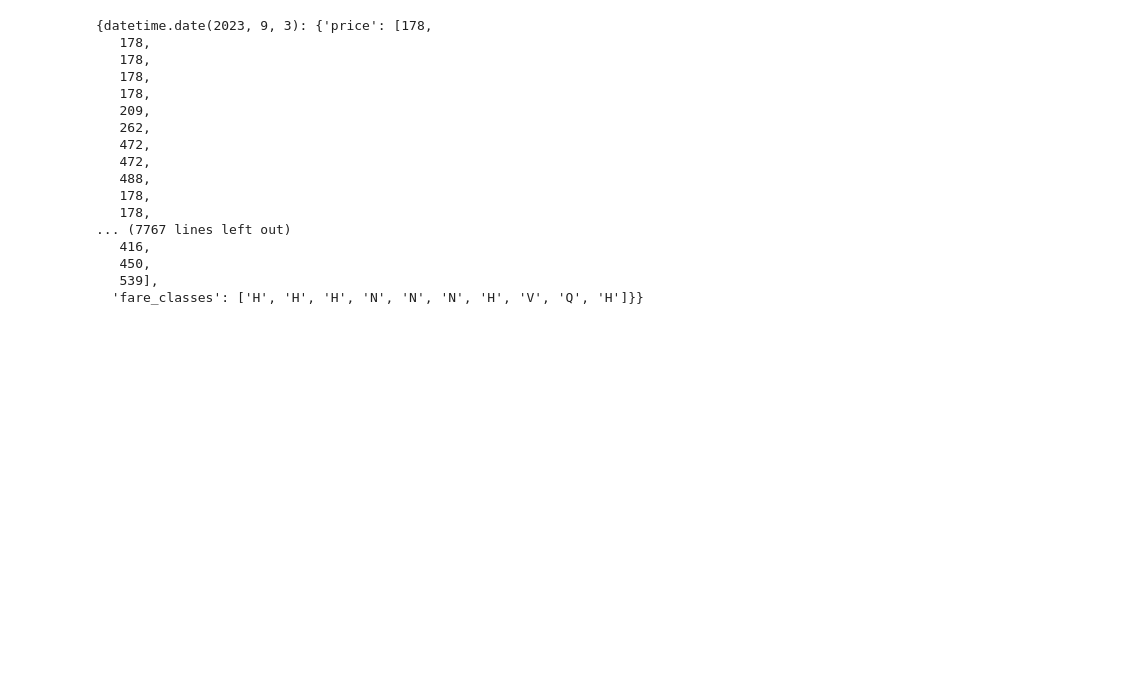
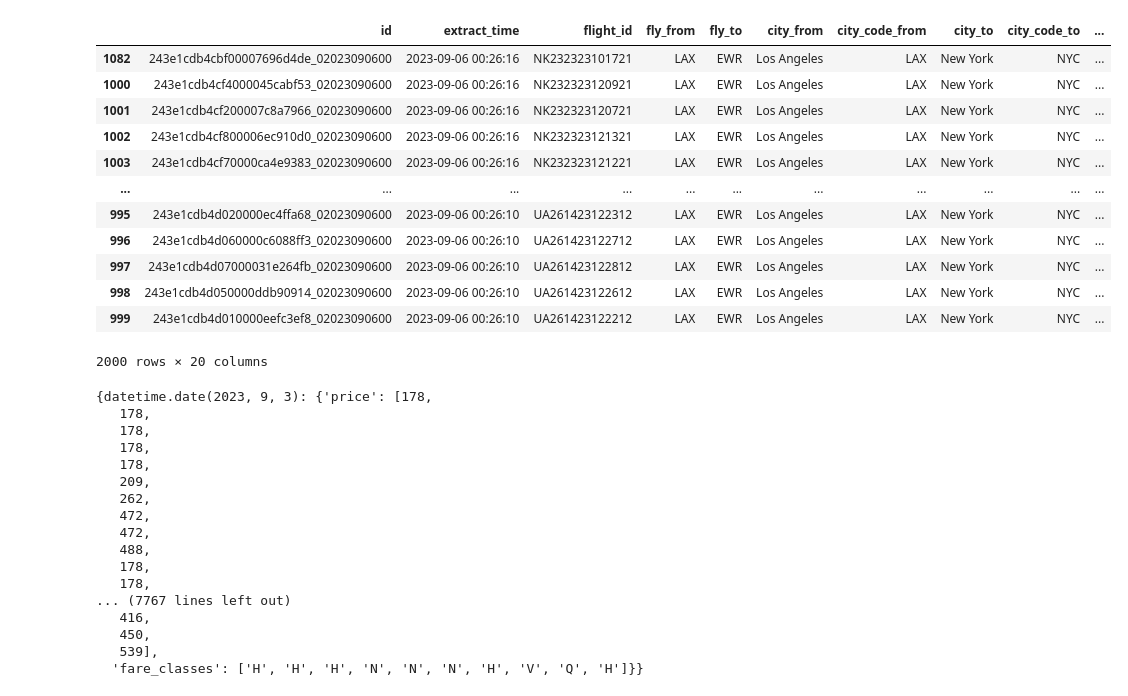
Before and after one commit to benbrill/Flight-info, a Jupyter notebook: notebooks/test.ipynb, the cells around one changed output. Drawn from its saved outputs; the diff is of its cells as text; code cells hidden in the pictures; blank space fills up the shorter version.

```diff
--- a/notebooks/test.ipynb
+++ b/notebooks/test.ipynb
@@ -20,6 +20,22 @@ with sqlite3.connect('../flights.db') as conn:
             AND local_departure > date('{date}')
             """
     df = pd.read_sql_query(query, conn)
+# %%
+df.sort_values(by=['price'])
+# %% [output]
+|  | id | extract_time | flight_id | fly_from | fly_to | city_from | city_code_from | city_to | city_code_to | ... |
+| 1082 | 243e1cdb4cbf00007696d4de_02023090600 | 2023-09-06 00:26:16 | NK232323101721 | LAX | EWR | Los Angeles | LAX | New York | NYC | ... |
+| 1000 | 243e1cdb4cf4000045cabf53_02023090600 | 2023-09-06 00:26:16 | NK232323120921 | LAX | EWR | Los Angeles | LAX | New York | NYC | ... |
+| 1001 | 243e1cdb4cf200007c8a7966_02023090600 | 2023-09-06 00:26:16 | NK232323120721 | LAX | EWR | Los Angeles | LAX | New York | NYC | ... |
+| 1002 | 243e1cdb4cf800006ec910d0_02023090600 | 2023-09-06 00:26:16 | NK232323121321 | LAX | EWR | Los Angeles | LAX | New York | NYC | ... |
+| 1003 | 243e1cdb4cf70000ca4e9383_02023090600 | 2023-09-06 00:26:16 | NK232323121221 | LAX | EWR | Los Angeles | LAX | New York | NYC | ... |
+| ... | ... | ... | ... | ... | ... | ... | ... | ... | ... | ... |
+| 995 | 243e1cdb4d020000ec4ffa68_02023090600 | 2023-09-06 00:26:10 | UA261423122312 | LAX | EWR | Los Angeles | LAX | New York | NYC | ... |
+| 996 | 243e1cdb4d060000c6088ff3_02023090600 | 2023-09-06 00:26:10 | UA261423122712 | LAX | EWR | Los Angeles | LAX | New York | NYC | ... |
+| 997 | 243e1cdb4d07000031e264fb_02023090600 | 2023-09-06 00:26:10 | UA261423122812 | LAX | EWR | Los Angeles | LAX | New York | NYC | ... |
+| 998 | 243e1cdb4d050000ddb90914_02023090600 | 2023-09-06 00:26:10 | UA261423122612 | LAX | EWR | Los Angeles | LAX | New York | NYC | ... |
+| 999 | 243e1cdb4d010000eefc3ef8_02023090600 | 2023-09-06 00:26:10 | UA261423122212 | LAX | EWR | Los Angeles | LAX | New York | NYC | ... |
+2000 rows × 20 columns
 # %%
 df['date'] = pd.to_datetime(df['local_departure']).dt.date
 
```
Also changed, not shown: parts of 1 cell of this notebook, 7 other files.
